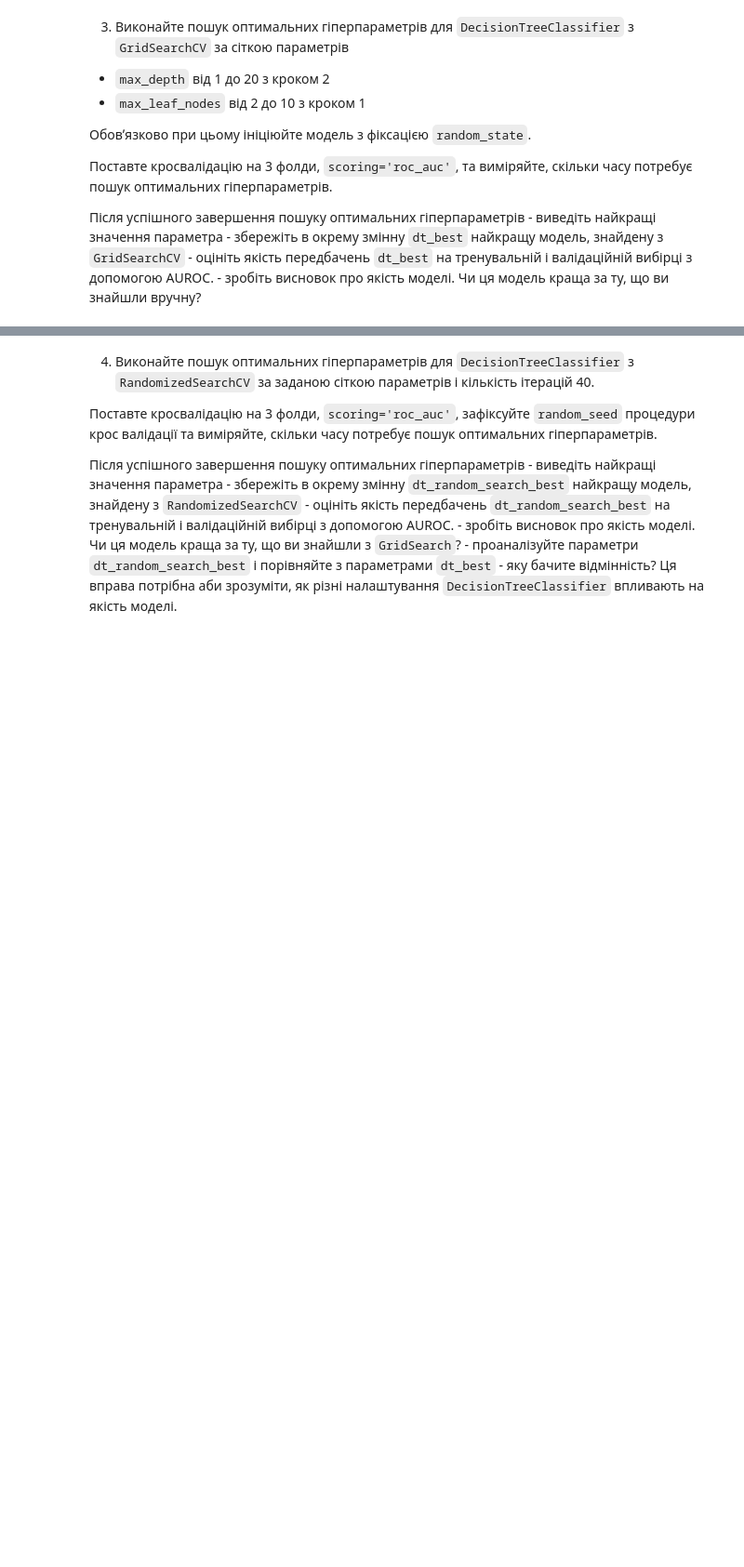
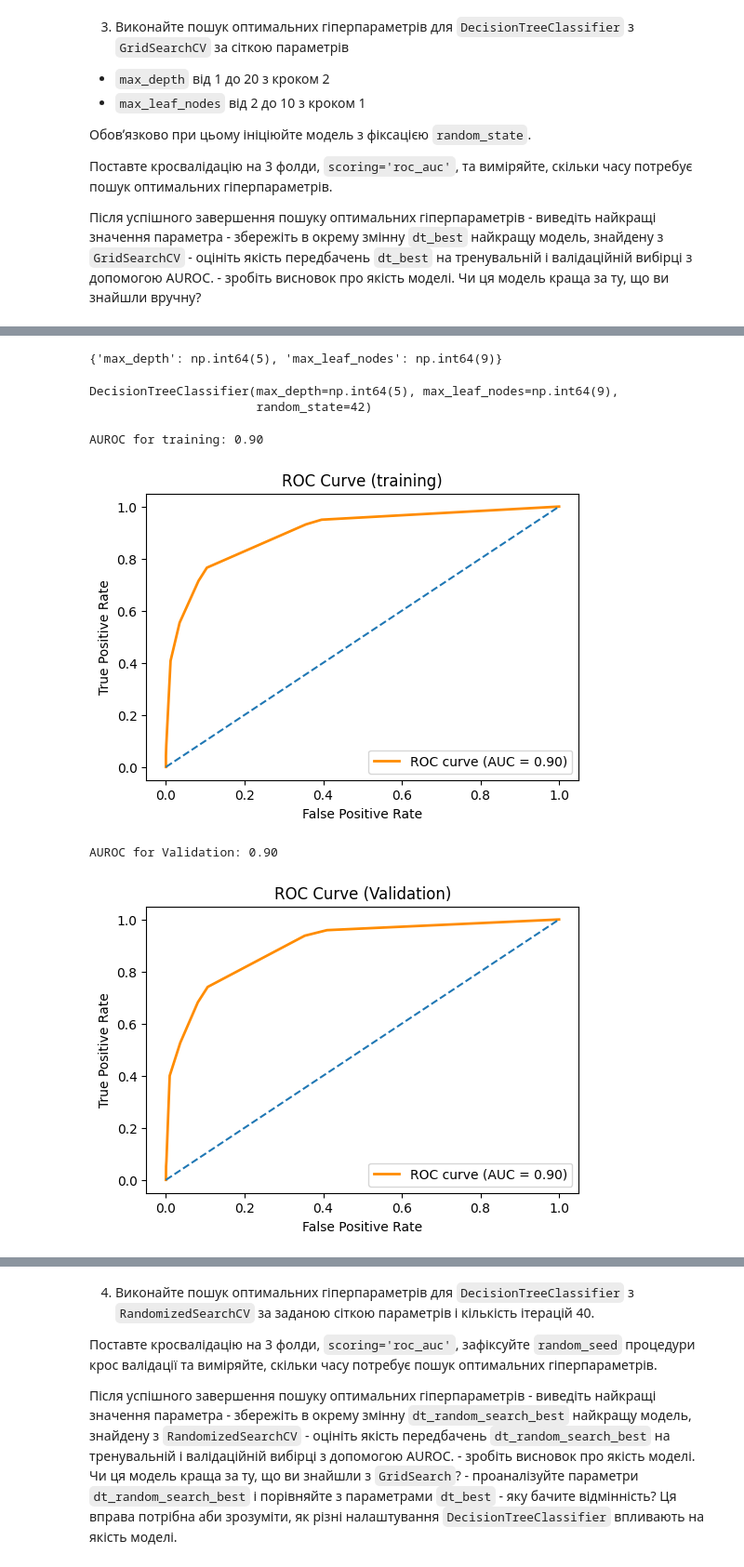
Before and after one commit to sekhahelina/ML_tasks, a Jupyter notebook: Module2/HW_2_4_kNN_Кросвалідація_і_тюнинг_гіперпараметрів.ipynb, the cells around one changed output, grey strips where cells are left out. Shown at 93% size. Saved outputs shown, nothing was run; the diff lists cells and outputs as text; code cells hidden in the pictures; blank space fills up the shorter version.

```diff
--- a/Module2/HW_2_4_kNN_Кросвалідація_і_тюнинг_гіперпараметрів.ipynb
+++ b/Module2/HW_2_4_kNN_Кросвалідація_і_тюнинг_гіперпараметрів.ipynb
@@ -32,3 +136,13 @@
     - збережіть в окрему змінну `dt_best` найкращу модель, знайдену з `GridSearchCV`
     - оцініть якість передбачень  `dt_best` на тренувальній і валідаційній вибірці з допомогою AUROC.
     - зробіть висновок про якість моделі. Чи ця модель краща за ту, що ви знайшли вручну?
+# %%
+%%time
+
+tree_model = DecisionTreeClassifier(random_state = 42)
+params_tree = {
+              'max_depth': np.arange(1, 20, 2),
+              'max_leaf_nodes': np.arange(2, 10, 1)
+              }
+tree_gs = GridSearchCV(tree_model, params_tree, scoring='roc_auc', cv=3)
+tree_gs.fit(X_train, train_targets)
@@ -34,0 +156,18 @@
+# %%
+tree_gs.best_params_
+# %% [output]
+{'max_depth': np.int64(5), 'max_leaf_nodes': np.int64(9)}
+# %%
+dt_best = tree_gs.best_estimator_
+dt_best
+# %% [output]
+DecisionTreeClassifier(max_depth=np.int64(5), max_leaf_nodes=np.int64(9),
+                       random_state=42)
+# %%
+compute_auroc_and_build_roc(dt_best, X_train, train_targets, name='training')
+compute_auroc_and_build_roc(dt_best, X_val, val_targets, name='Validation')
+# %% [output]
+AUROC for training: 0.90
+[figure, added]
+AUROC for Validation: 0.90
+[figure, added]
```
Also changed, not shown: parts of 19 cells of this notebook.
